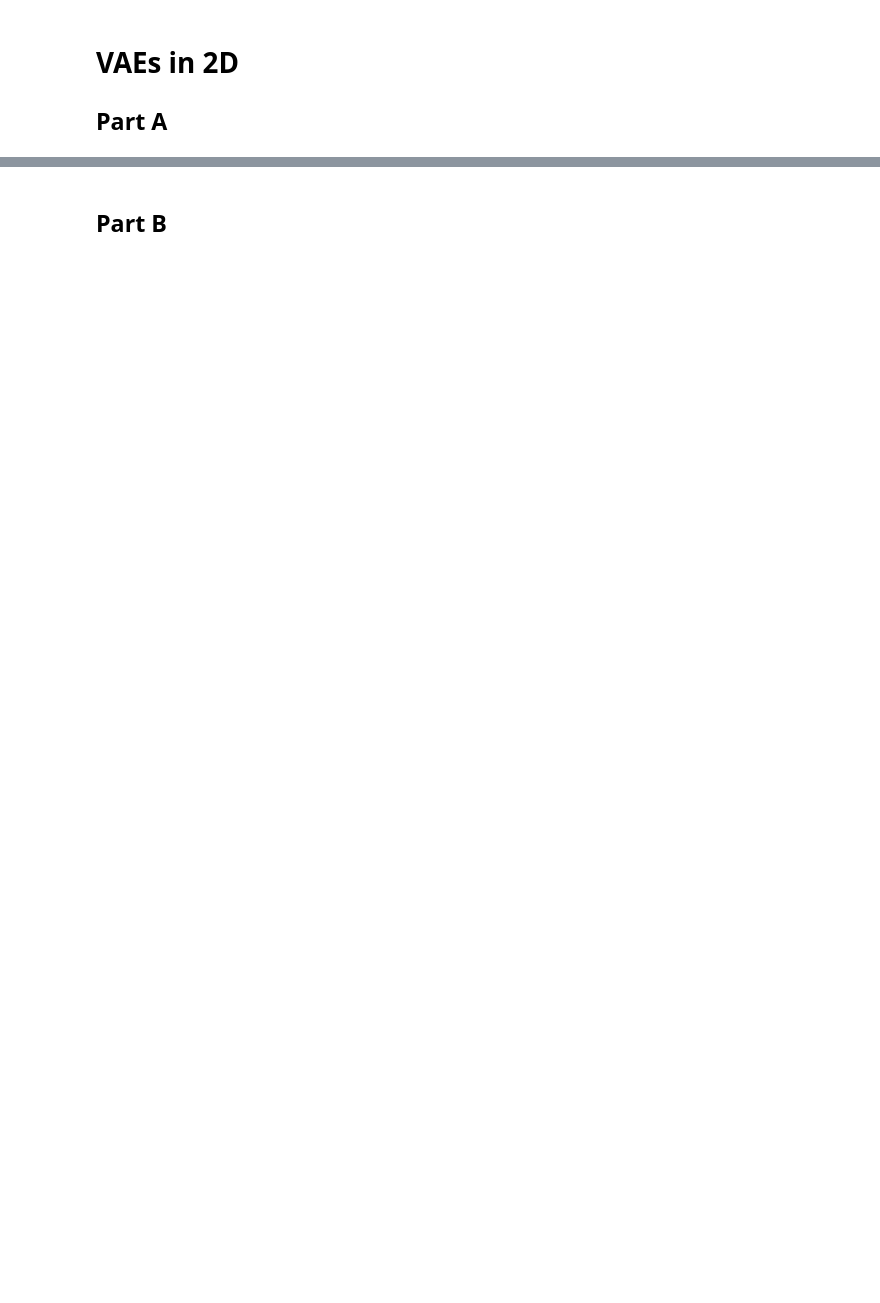
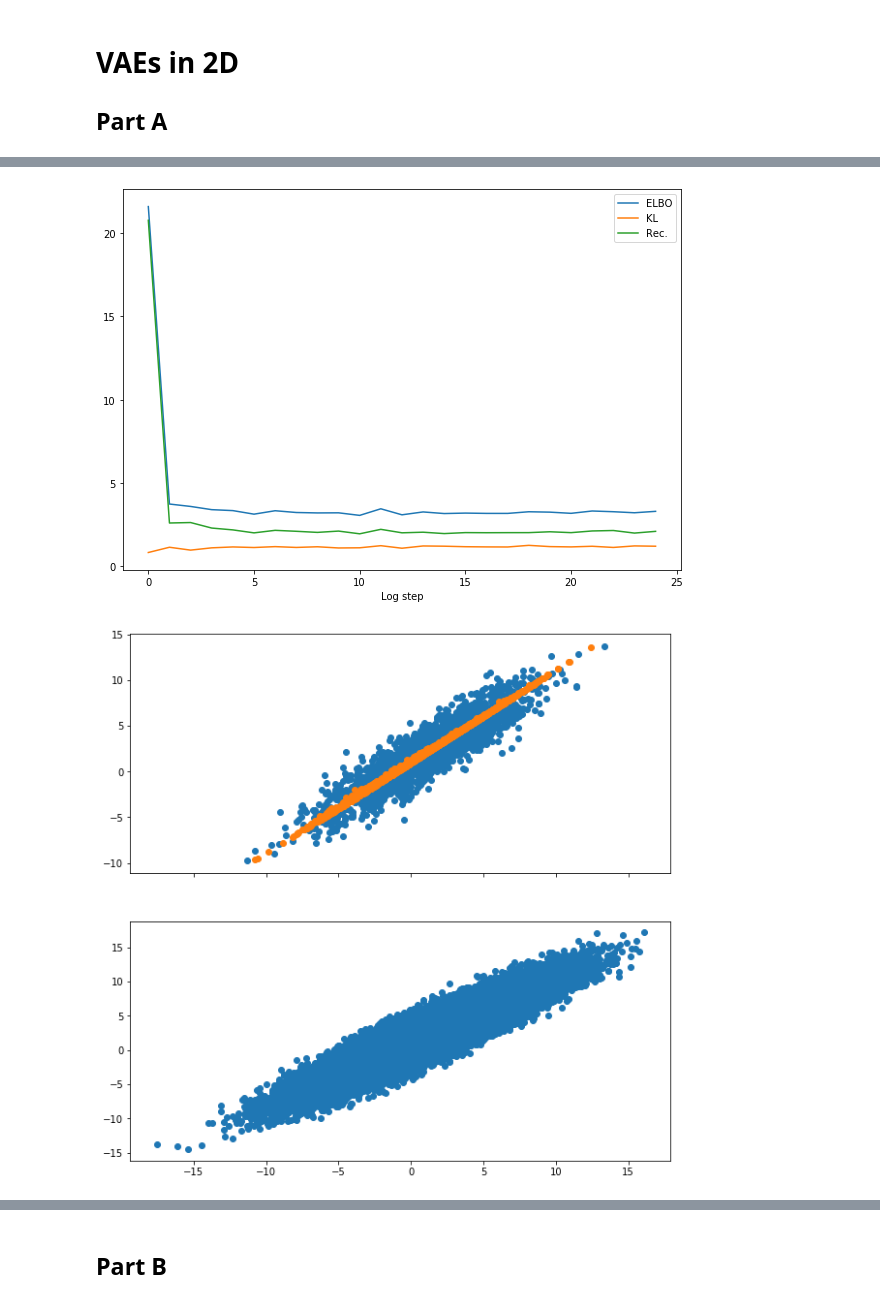
Before and after one commit to mzenk/dul-course, a Jupyter notebook: DUL_ex3/evaluation.ipynb, the cells around one changed output, grey strips where cells are left out. Cells and saved outputs as stored; diff of their text form; code cells hidden in the pictures; blank space fills up the shorter version.

```diff
--- a/DUL_ex3/evaluation.ipynb
+++ b/DUL_ex3/evaluation.ipynb
@@ -69,0 +182,2 @@ sns.jointplot(samples[:, 0], samples[:, 1])
+# %%
+vae_2A, loss_2A, kl_2A, rec_2A = eval_routine(train_data2, 'A')
@@ -69,0 +202,6 @@ sns.jointplot(samples[:, 0], samples[:, 1])
+# %%
+plot_loss(loss_2A, kl_2A, rec_2A)
+visualize_samples(2000, vae_2A, data2)
+# %% [output]
+[figure, added]
+[figure, added]
```
Also changed, not shown: parts of 21 cells of this notebook, 3 other files.
